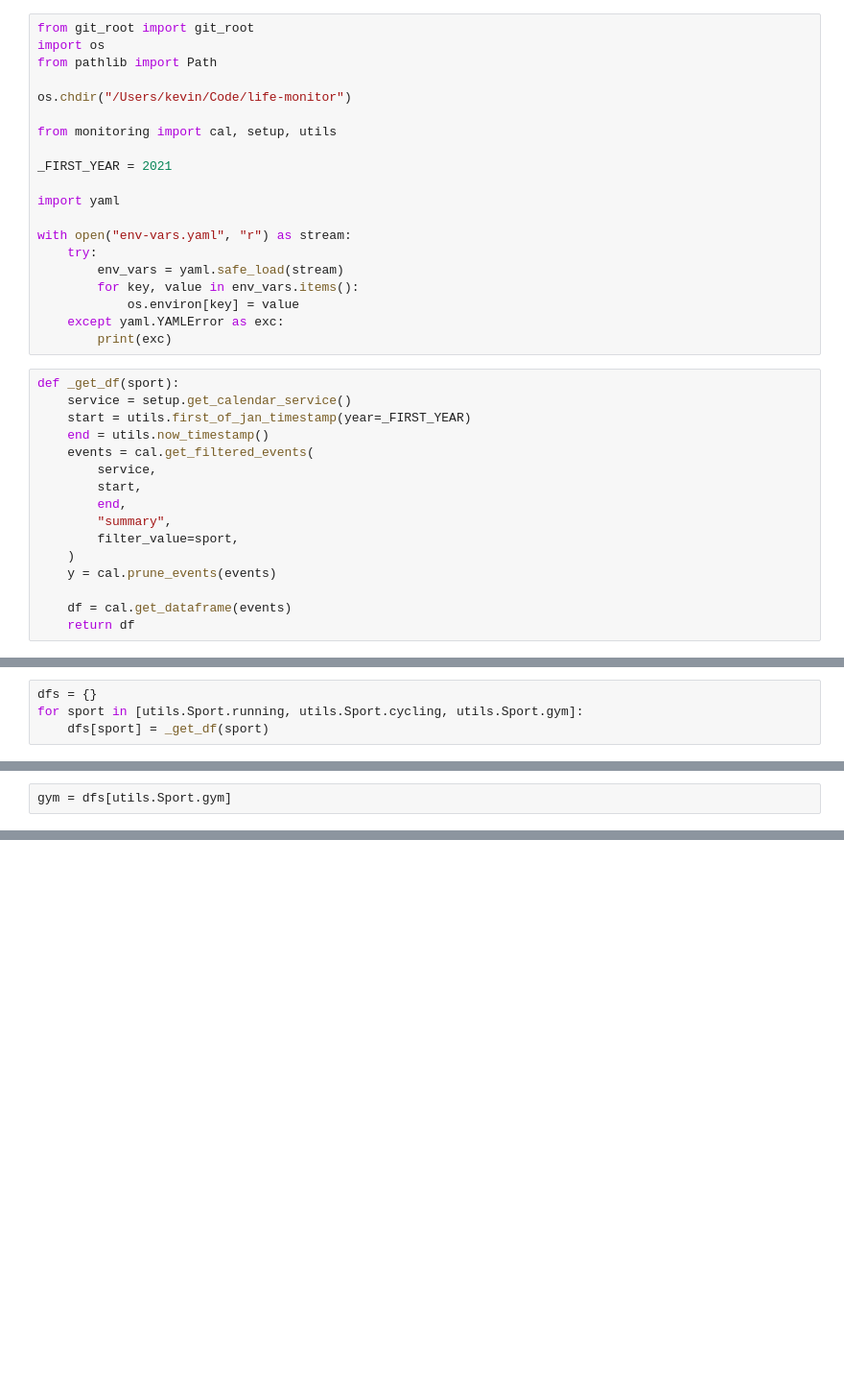
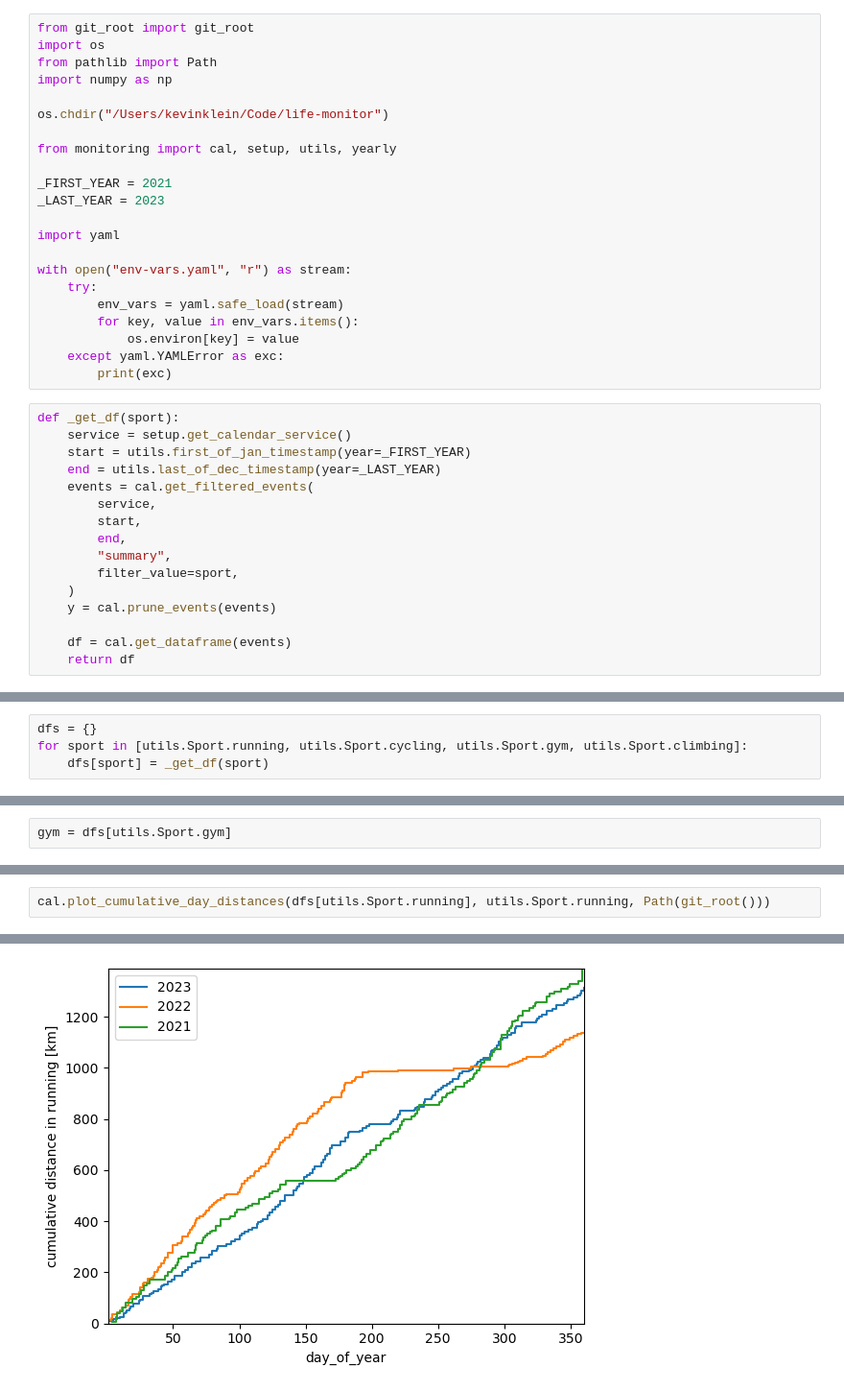
Before and after one commit to kklein/life-monitor, a Jupyter notebook: yearly_analysis_cal.ipynb, the cells around one changed output, grey strips where cells are left out. Shown at 96% size. Saved outputs shown, nothing was run; the diff lists cells and outputs as text; blank space fills up the shorter version.

Commit message:
Update yearly analysis.

```diff
--- a/yearly_analysis_cal.ipynb
+++ b/yearly_analysis_cal.ipynb
@@ -2,12 +2,14 @@
 from git_root import git_root
 import os
 from pathlib import Path
+import numpy as np
 
-os.chdir("/Users/kevin/Code/life-monitor")
+os.chdir("/Users/kevinklein/Code/life-monitor")
 
-from monitoring import cal, setup, utils
+from monitoring import cal, setup, utils, yearly
 
 _FIRST_YEAR = 2021
+_LAST_YEAR = 2023
 
 import yaml
 
@@ -22,7 +24,7 @@ with open("env-vars.yaml", "r") as stream:
 def _get_df(sport):
     service = setup.get_calendar_service()
     start = utils.first_of_jan_timestamp(year=_FIRST_YEAR)
-    end = utils.now_timestamp()
+    end = utils.last_of_dec_timestamp(year=_LAST_YEAR)
     events = cal.get_filtered_events(
         service,
         start,
@@ -37,4 +76,4 @@ def _get_df(sport):
 # %%
 dfs = {}
-for sport in [utils.Sport.running, utils.Sport.cycling, utils.Sport.gym]:
+for sport in [utils.Sport.running, utils.Sport.cycling, utils.Sport.gym, utils.Sport.climbing]:
     dfs[sport] = _get_df(sport)
@@ -48,0 +148,3 @@ dfs[utils.Sport.running].groupby("year").count()
+# %%
+cal.plot_cumulative_day_distances(dfs[utils.Sport.running], utils.Sport.running, Path(git_root()))
+# %% [output]
@@ -48,0 +152 @@ dfs[utils.Sport.running].groupby("year").count()
+[figure, added]
```
Also changed, not shown: parts of 49 cells of this notebook.
